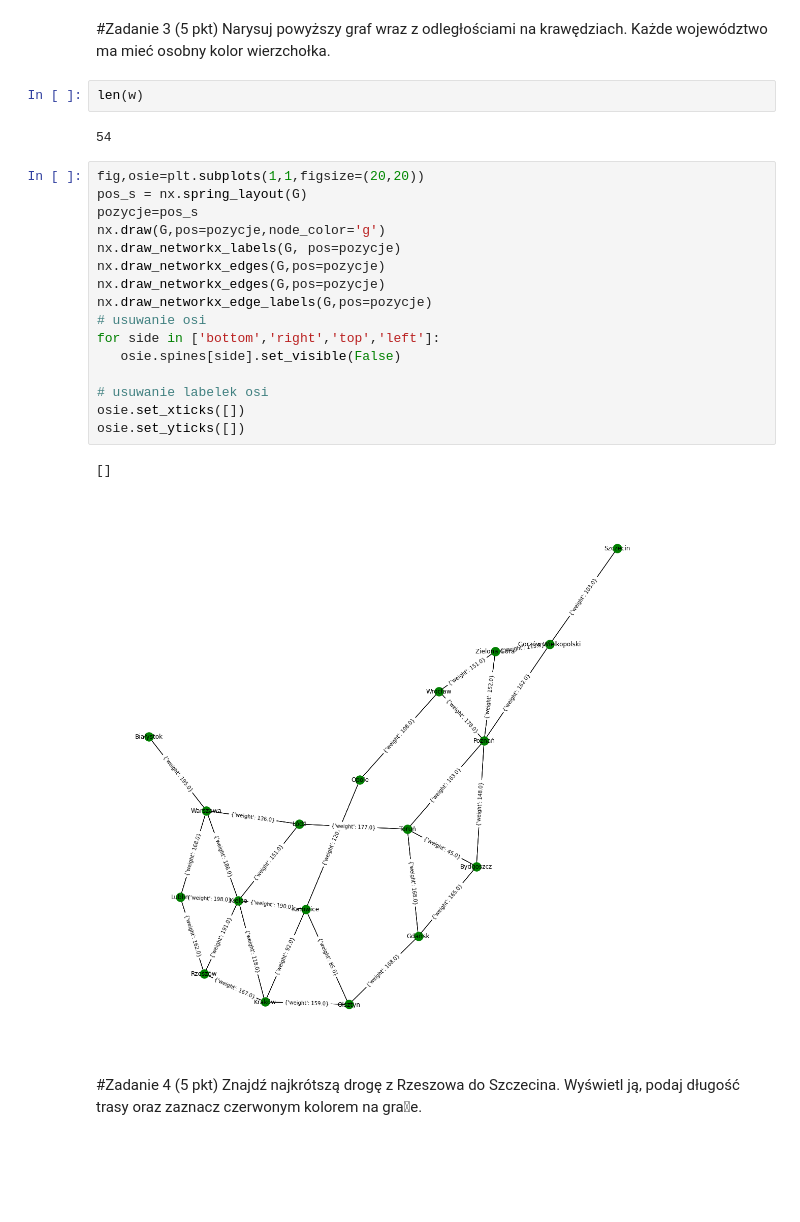
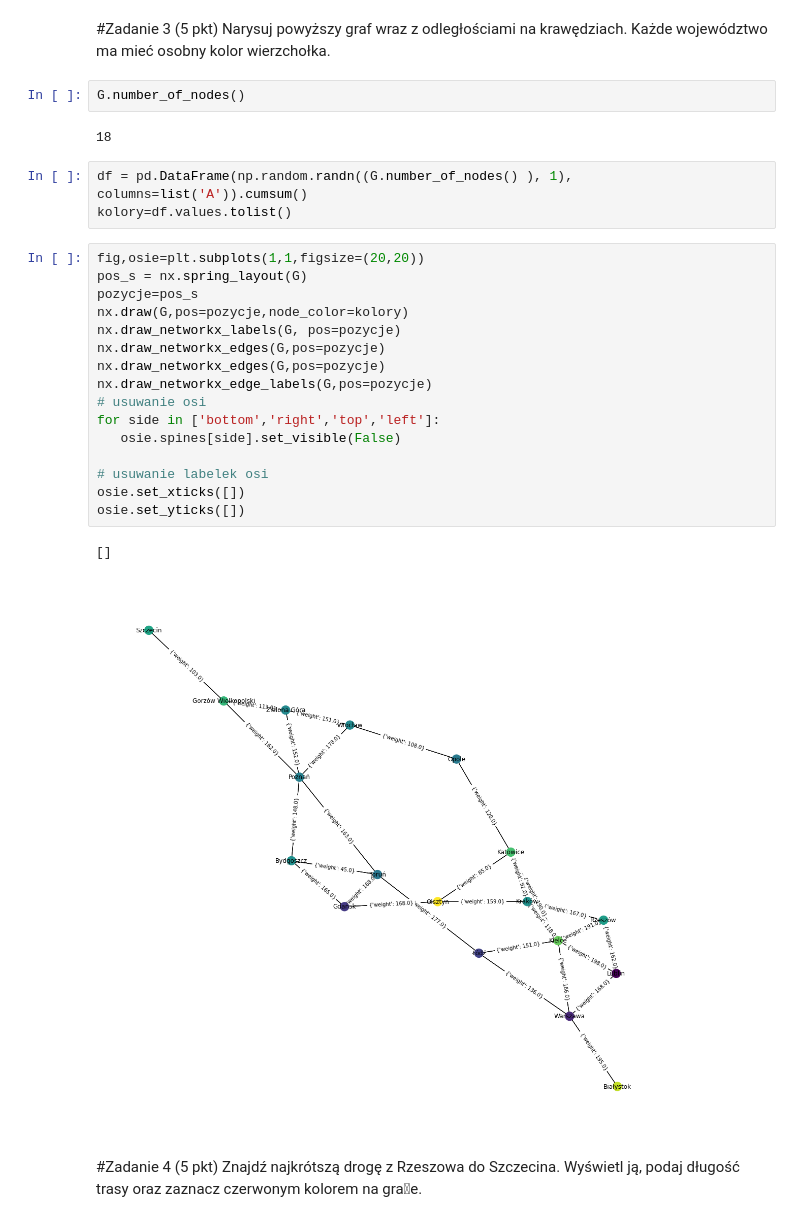
Before and after one commit to heavy1368/ON2022, a Jupyter notebook: Obliczenia_naukowe_projekt_nr3_samochod_elektryczny.ipynb, the cells around one changed output. Cells and saved outputs as stored; diff of their text form; blank space fills up the shorter version.

```diff
--- a/Obliczenia_naukowe_projekt_nr3_samochod_elektryczny.ipynb
+++ b/Obliczenia_naukowe_projekt_nr3_samochod_elektryczny.ipynb
@@ -117,29 +117,32 @@ osie.set_yticks([])
 #Zadanie 3 (5 pkt)
 Narysuj powyższy graf wraz z odległościami na krawędziach. Każde województwo ma mieć osobny
 kolor wierzchołka.
-# %%
-len(w)
-# %% [output]
-54
+# %%
+G.number_of_nodes()
+# %% [output]
+18
+# %%
+df = pd.DataFrame(np.random.randn((G.number_of_nodes() ), 1), columns=list('A')).cumsum()
+kolory=df.values.tolist()
 # %%
 fig,osie=plt.subplots(1,1,figsize=(20,20))
 pos_s = nx.spring_layout(G)
 pozycje=pos_s
-nx.draw(G,pos=pozycje,node_color='g')
+nx.draw(G,pos=pozycje,node_color=kolory)
 nx.draw_networkx_labels(G, pos=pozycje)
 nx.draw_networkx_edges(G,pos=pozycje)
 nx.draw_networkx_edges(G,pos=pozycje)
 nx.draw_networkx_edge_labels(G,pos=pozycje)
 # usuwanie osi
 for side in ['bottom','right','top','left']:
    osie.spines[side].set_visible(False)
 
 # usuwanie labelek osi
 osie.set_xticks([])
 osie.set_yticks([])
 # %% [output]
 []
-[figure, old version]
+[figure, new version]
 # %% [markdown]
 #Zadanie 4 (5 pkt)
 Znajdź najkrótszą drogę z Rzeszowa do Szczecina. Wyświetl ją, podaj długość trasy oraz zaznacz
```
Also changed, not shown: parts of 16 cells of this notebook.
